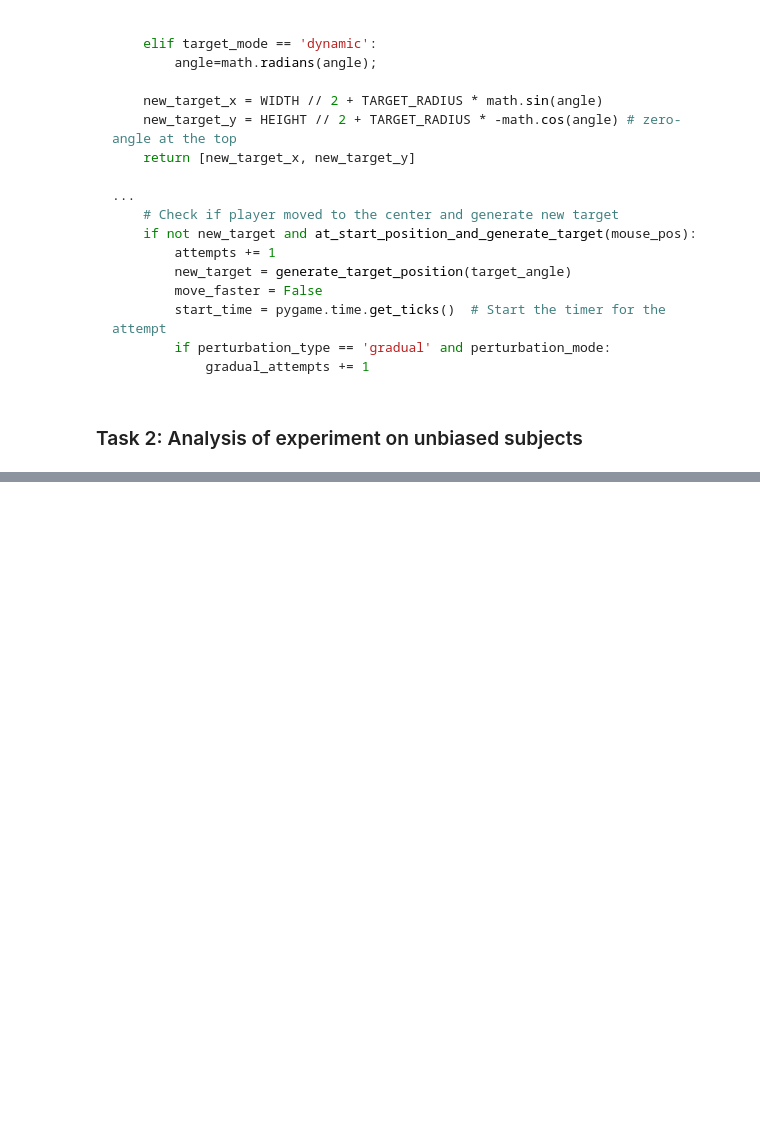
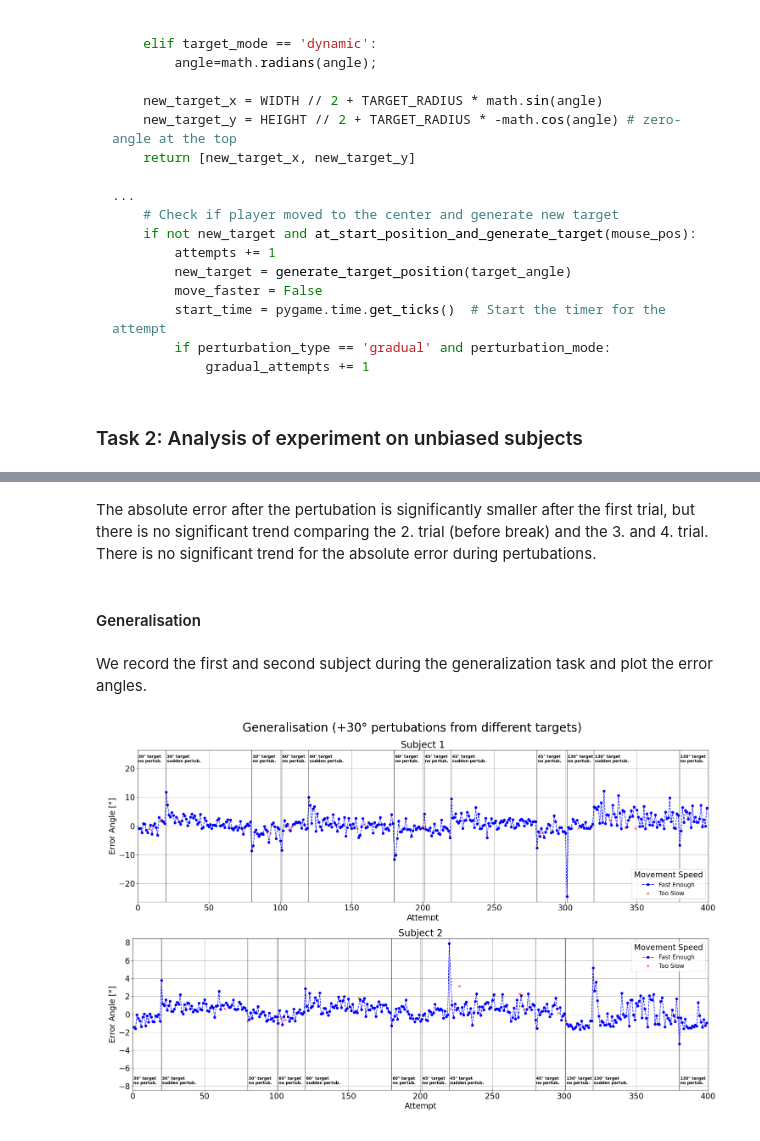
Before and after one commit to m-abbas-ansari/Neural-Modelling-24, a Jupyter notebook: Generalisation Task/ Reaching_Task_2025_Ex2_Abbas_Kai.ipynb, the cells around one changed output, grey strips where cells are left out. Drawn from its saved outputs; the diff is of its cells as text; code cells hidden in the pictures; blank space fills up the shorter version.

```diff
--- a/Generalisation Task/ Reaching_Task_2025_Ex2_Abbas_Kai.ipynb
+++ b/Generalisation Task/ Reaching_Task_2025_Ex2_Abbas_Kai.ipynb
@@ -114,0 +147,23 @@ def generate_target_position(angle=None):
+# %% [markdown]
+The absolute error after the pertubation is significantly smaller after the first trial, but there is no significant trend comparing the 2. trial (before break) and the 3. and 4. trial. There is no significant trend for the absolute error during pertubations.
+# %% [markdown]
+#### Generalisation
+# %% [markdown]
+We record the first and second subject during the generalization task and plot the error angles.
+# %%
+# plot err over attempts
+error_time_plot_subject_1 = plt.imread("error_over_time_gen_0.png")
+error_time_plot_subject_2 = plt.imread("error_over_time_gen_1.png")
+
+plt.figure(figsize=(15, 20))
+plt.subplot(2, 1, 1)
+plt.imshow(error_time_plot_subject_1)
+plt.axis("off")
+plt.subplot(1, 1, 1)
+plt.imshow(error_time_plot_subject_2)
+plt.axis("off")
+plt.suptitle("Generalisation (+30° pertubations from different targets)", fontsize=20, y=0.84)
+plt.tight_layout()
+plt.show()
+# %% [output]
+[figure, added]
```
Also changed, not shown: parts of 13 cells of this notebook, 10 other files.
